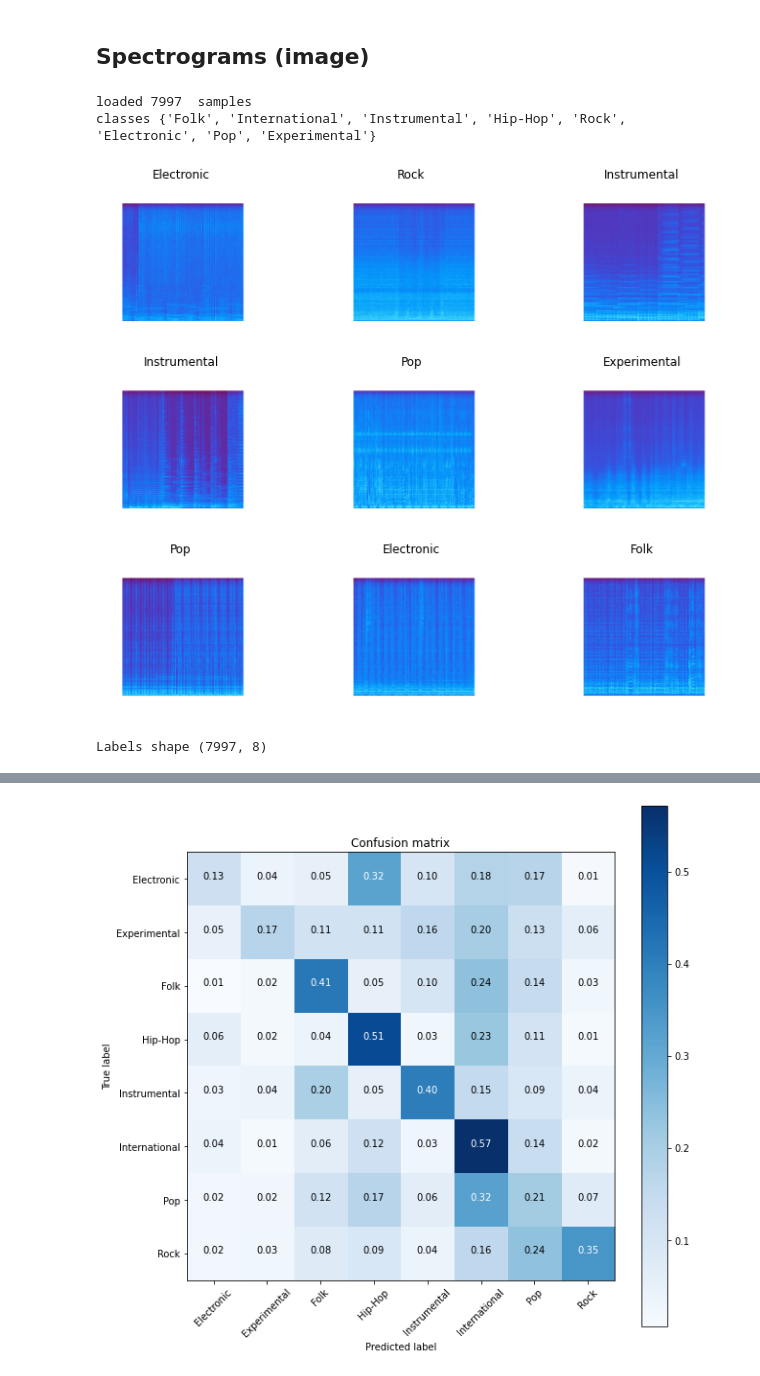
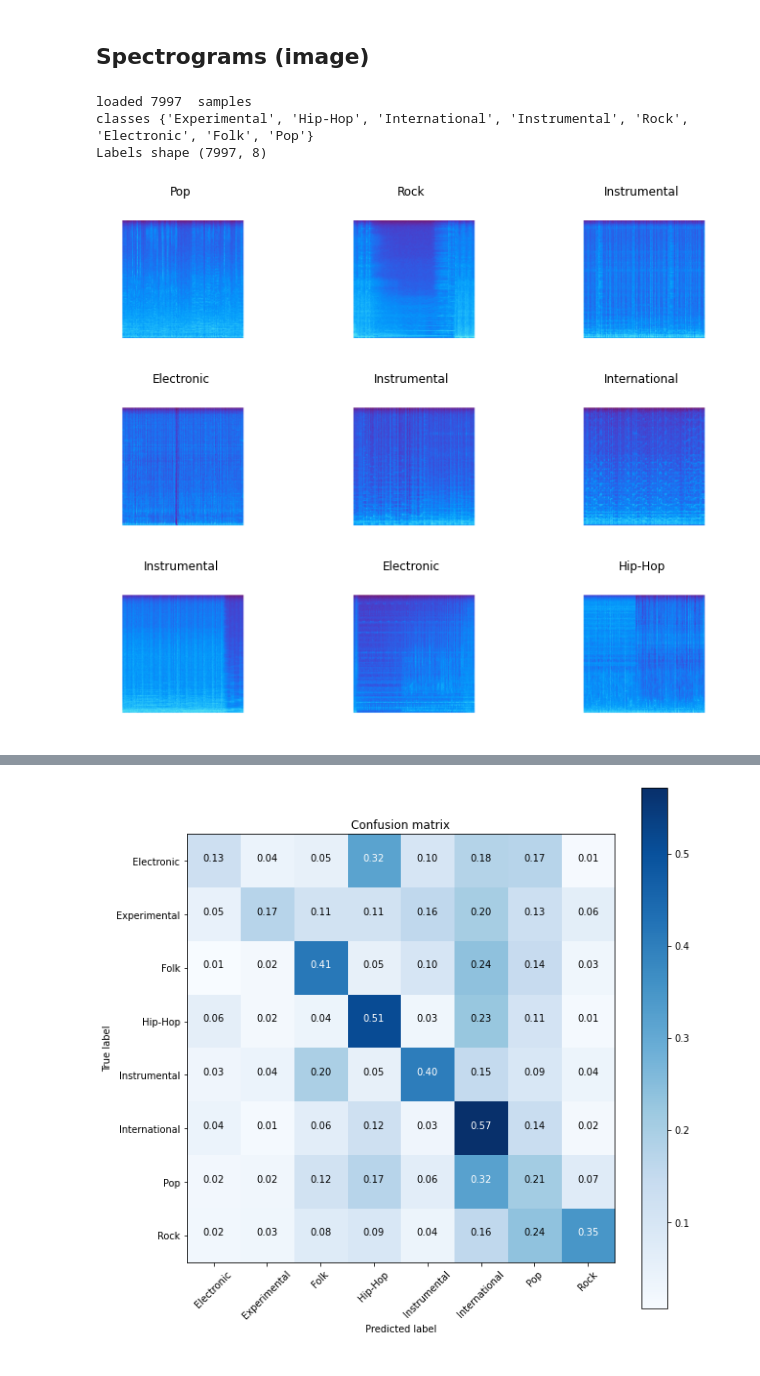
Before and after one commit to Wojwos/music-genre-classification, a Jupyter notebook: MusicGenreClassification.ipynb, the cells around one changed output, grey strips where cells are left out. Drawn from its saved outputs; the diff is of its cells as text; code cells hidden in the pictures.

```diff
--- a/MusicGenreClassification.ipynb
+++ b/MusicGenreClassification.ipynb
@@ -40,8 +40,7 @@ Couldn't process:  485
 image_size = tuple((224, 224))
 
 samples, labels = mgc.loadImages('img_data', image_size)
-print('loaded',len(samples),' samples')
-print('classes',set(labels))
 # %% [output]
 loaded 7997  samples
-classes {'Folk', 'International', 'Instrumental', 'Hip-Hop', 'Rock', 'Electronic', 'Pop', 'Experimental'}
+classes {'Experimental', 'Hip-Hop', 'International', 'Instrumental', 'Rock', 'Electronic', 'Folk', 'Pop'}
+Labels shape (7997, 8)
@@ -48,22 +51,14 @@ classes {'Folk', 'International', 'Instrumental', 'Hip-Hop', 'Rock', 'Electronic
 # %%
 plt.figure(figsize=(12, 10))
 for i in range(9):
     n = random.randrange(len(samples))
     plt.subplot(3, 3, i + 1)
     plt.imshow(samples[n])
-    plt.title(labels[n])
+    genre = np.argmax(labels[n])
+    plt.title(reverse_map[genre])
     plt.axis("off")
 # %% [output]
-[figure, old version]
+[figure, new version]
-# %%
-# one-hot labels
-from sklearn.preprocessing import LabelBinarizer
-lb = LabelBinarizer()
-labels = lb.fit_transform(labels)
-print("Labels shape",labels.shape)
-labels = labels.astype(float)
-# %% [output]
-Labels shape (7997, 8)
 # %%
 from tensorflow.keras.layers import Dense, Activation, Dropout, Flatten, Conv2D, MaxPooling2D, BatchNormalization
 
```
Also changed, not shown: parts of 10 cells of this notebook, 1 other file.
